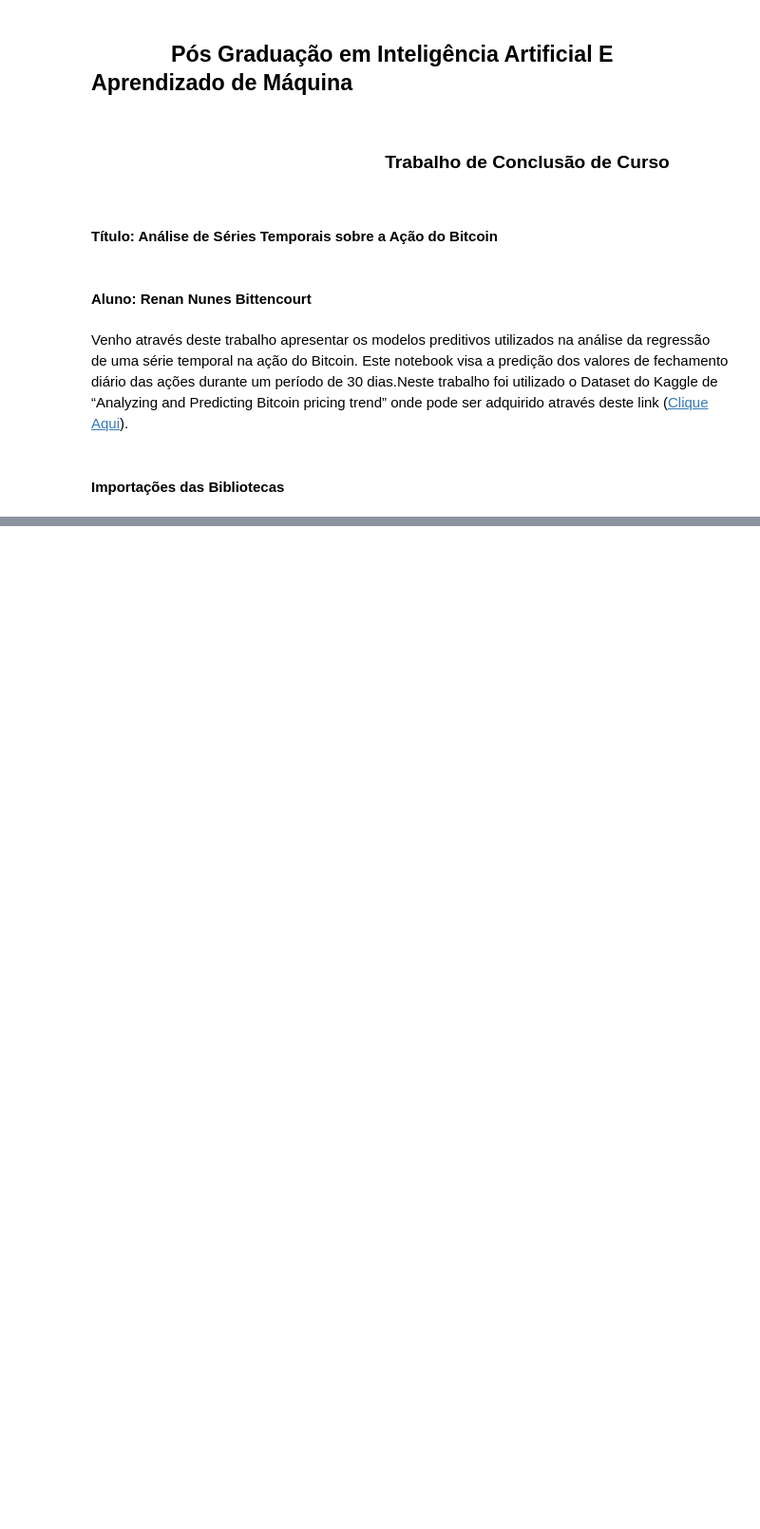
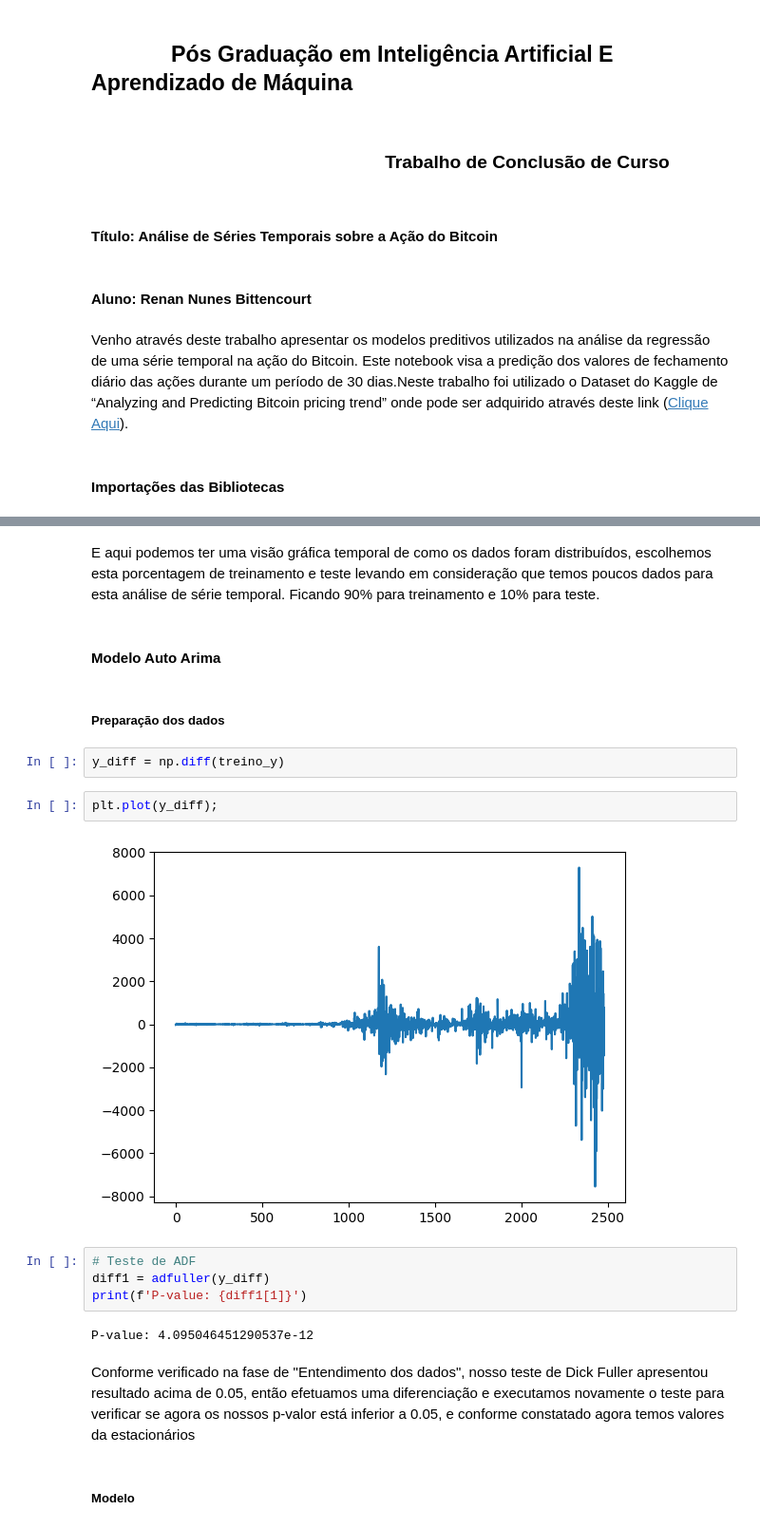
Before and after one commit to RenanNB360/TCC_PUC_Minas, a Jupyter notebook: TCC Trabalho de Conclusão de Curso.ipynb, the cells around one changed output, grey strips where cells are left out. Shown at 95% size. Drawn from its saved outputs; the diff is of its cells as text; blank space fills up the shorter version.

```diff
--- a/TCC Trabalho de Conclusão de Curso.ipynb
+++ b/TCC Trabalho de Conclusão de Curso.ipynb
@@ -340,0 +171,22 @@ with open ('BTC-USD_saved.pkl', mode = 'wb') as f:
+# %% [markdown]
+E aqui podemos ter uma visão gráfica temporal de como os dados foram distribuídos, escolhemos esta porcentagem de treinamento e teste levando em consideração que temos poucos dados para esta análise de série temporal. Ficando 90% para treinamento e 10% para teste.
+# %% [markdown]
+#### Modelo Auto Arima
+# %% [markdown]
+##### Preparação dos dados
+# %%
+y_diff = np.diff(treino_y)
+# %%
+plt.plot(y_diff);
+# %% [output]
+[figure, added]
+# %%
+# Teste de ADF
+diff1 = adfuller(y_diff)
+print(f'P-value: {diff1[1]}')
+# %% [output]
+P-value: 4.095046451290537e-12
+# %% [markdown]
+Conforme verificado na fase de "Entendimento dos dados", nosso teste de Dick Fuller apresentou resultado acima de 0.05, então efetuamos uma diferenciação e executamos novamente o teste para verificar se agora os nossos p-valor está inferior a 0.05, e conforme constatado agora temos valores da estacionários
+# %% [markdown]
+##### Modelo
```
Also changed, not shown: parts of 172 cells of this notebook.
